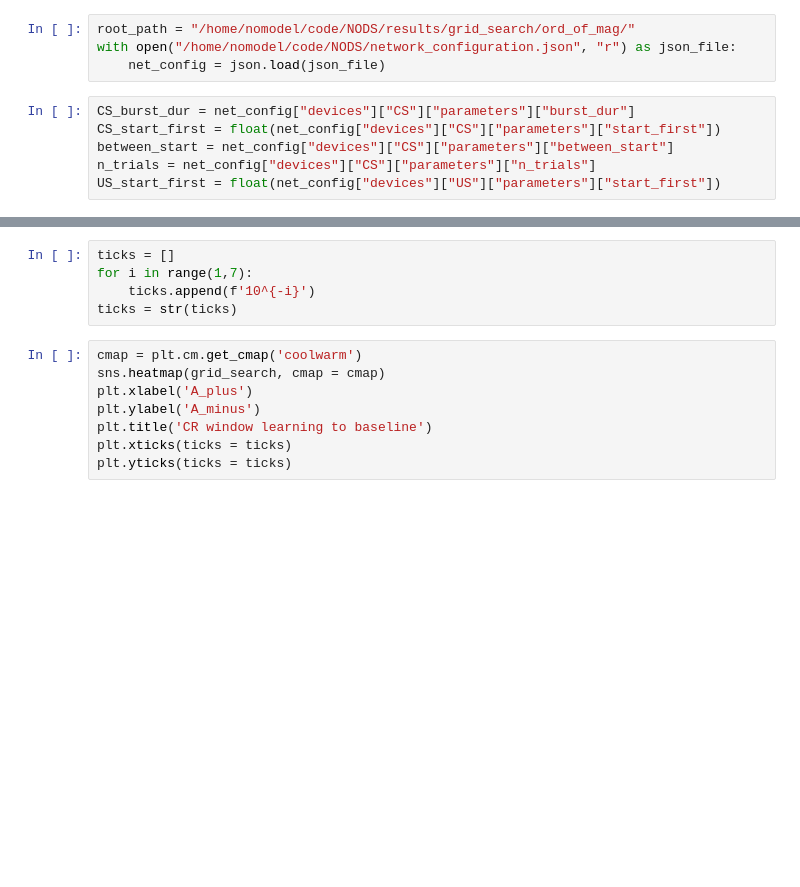
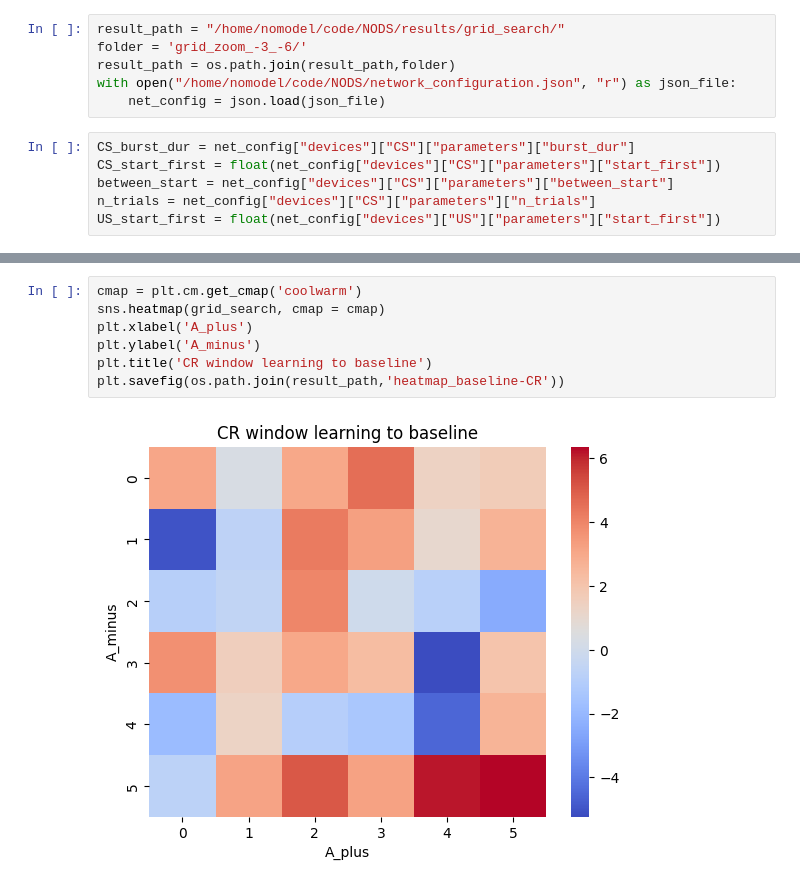
Before and after one commit to alessandratrapani/NODS, a Jupyter notebook: grid_search_Aplus_Aminus/heatmap.ipynb, the cells around one changed output, grey strips where cells are left out. Drawn from its saved outputs; the diff is of its cells as text; blank space fills up the shorter version.

```diff
--- a/grid_search_Aplus_Aminus/heatmap.ipynb
+++ b/grid_search_Aplus_Aminus/heatmap.ipynb
@@ -11,7 +11,9 @@ import os
 import scipy.stats as st
 import pandas as pd
 # %%
-root_path = "/home/nomodel/code/NODS/results/grid_search/ord_of_mag/"
+result_path = "/home/nomodel/code/NODS/results/grid_search/"
+folder = 'grid_zoom_-3_-6/'
+result_path = os.path.join(result_path,folder)
 with open("/home/nomodel/code/NODS/network_configuration.json", "r") as json_file:
     net_config = json.load(json_file)
 # %%
@@ -65,13 +156,9 @@ grid_learning
-# %%
-ticks = []
-for i in range(1,7):
-    ticks.append(f'10^{-i}')
-ticks = str(ticks)
 # %%
 cmap = plt.cm.get_cmap('coolwarm')
 sns.heatmap(grid_search, cmap = cmap)
 plt.xlabel('A_plus')
 plt.ylabel('A_minus')
 plt.title('CR window learning to baseline')
-plt.xticks(ticks = ticks)
-plt.yticks(ticks = ticks)
+plt.savefig(os.path.join(result_path,'heatmap_baseline-CR'))
+# %% [output]
+[figure, added]
```
Also changed, not shown: parts of 14 cells of this notebook, 2 other files.
